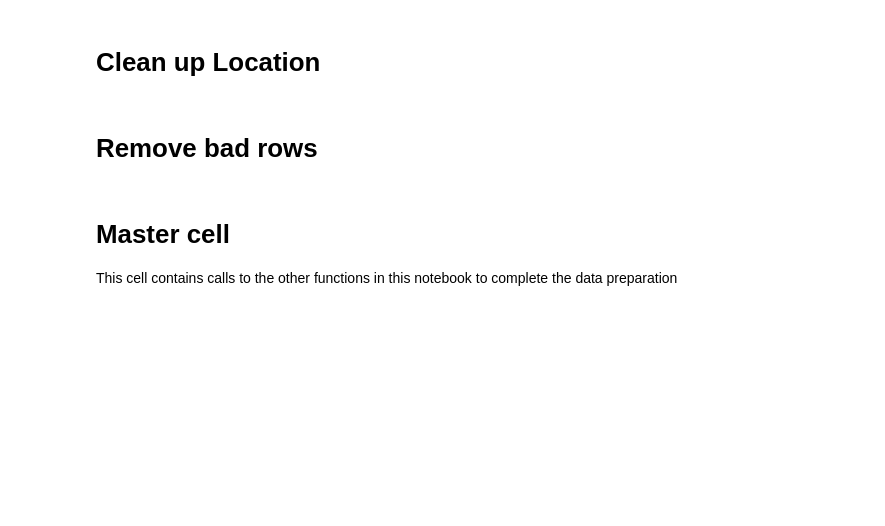
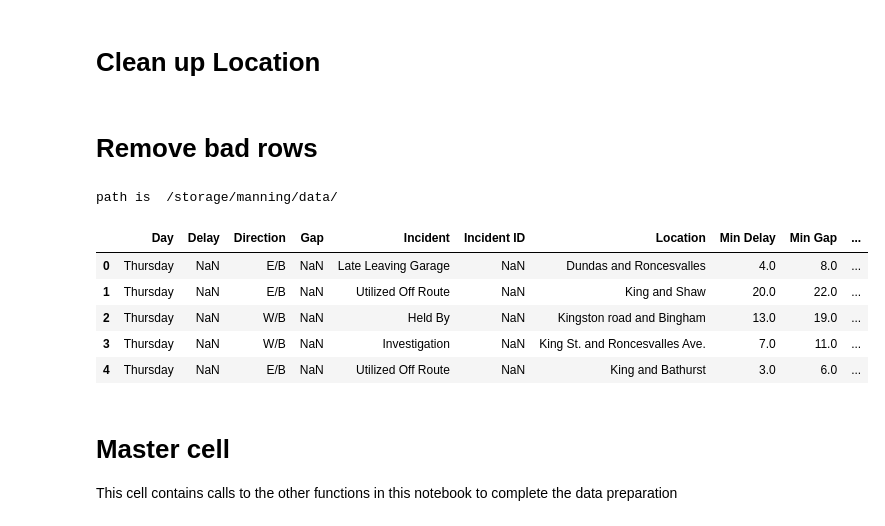
Before and after one commit to ryanmark1867/manning, a Jupyter notebook: streetcar_data_preparation_refactored.ipynb, the cells around one changed output. Drawn from its saved outputs; the diff is of its cells as text; code cells hidden in the pictures; blank space fills up the shorter version.

```diff
--- a/streetcar_data_preparation_refactored.ipynb
+++ b/streetcar_data_preparation_refactored.ipynb
@@ -75,7 +75,7 @@ save_transformed_dataframe = True
 # control whether rows containing erroneous values are removed from the saved dataset
 remove_bad_values = True
 # name of file containing pickled dataframe version of input (unprocessed) dataset
-pickled_input_dataframe = '2014_2019_upto_june.pkl'
+pickled_input_dataframe = '2014_2019_upto_june_from_repo.pkl'
 # name of file to which prepared data set is saved as a pickled dataframe
 pickled_output_dataframe = '2014_2019_df_cleaned_remove_bad_oct18.pkl'
 # %% [markdown]
@@ -181,8 +181,21 @@ def get_xls_list(path):
     print(files_xls)
     return(files_xls)
 # %%
-# load all the tabs of all the XLS files in a list of XLS files, minus tab that has seeded dataframe
 def load_xls(path, files_xls, firstfile, firstsheet, df):
+    '''
+    load all the tabs of all the XLS files in a list of XLS files, minus tab that has seeded dataframe
+
+    Parameters:
+    path: directory containing the XLS files
+    files_xls: list of XLS files
+    firstfile: file whose first tab has been preloaded
+    firstsheet: first tab of the file that has been preloaded
+    df: Pandas dataframe that has been preloaded with the first tab of the first XLS file and is loaded with all the data when the function returns
+
+    Returns:
+    df: updated dataframe
+
+    '''
     for f in files_xls:
         print("file name",f)
         xlsf = pd.ExcelFile(path+f)
@@ -401,6 +414,24 @@ def remove_bad(df):
     df = df[df.Direction != 'bad direction']
     df = df[df.Route != 'bad route']
     return(df)
+# %%
+'''
+# get the path for data files
+path = get_path()
+pickled_input_dataframe = '2014_2019_upto_june_from_repo.pkl'
+print("path is ",path)
+# load route direction and delay data datframes
+df = ingest_data(path)
+df.head()
+'''
+# %% [output]
+path is  /storage/manning/data/
+|  | Day | Delay | Direction | Gap | Incident | Incident ID | Location | Min Delay | Min Gap | ... |
+| 0 | Thursday | NaN | E/B | NaN | Late Leaving Garage | NaN | Dundas and Roncesvalles | 4.0 | 8.0 | ... |
+| 1 | Thursday | NaN | E/B | NaN | Utilized Off Route | NaN | King and Shaw | 20.0 | 22.0 | ... |
+| 2 | Thursday | NaN | W/B | NaN | Held By | NaN | Kingston road and Bingham | 13.0 | 19.0 | ... |
+| 3 | Thursday | NaN | W/B | NaN | Investigation | NaN | King St. and Roncesvalles Ave. | 7.0 | 11.0 | ... |
+| 4 | Thursday | NaN | E/B | NaN | Utilized Off Route | NaN | King and Bathurst | 3.0 | 6.0 | ... |
 # %% [markdown]
 # Master cell
 This cell contains calls to the other functions in this notebook to complete the data preparation
```
Also changed, not shown: parts of 3 cells of this notebook.
